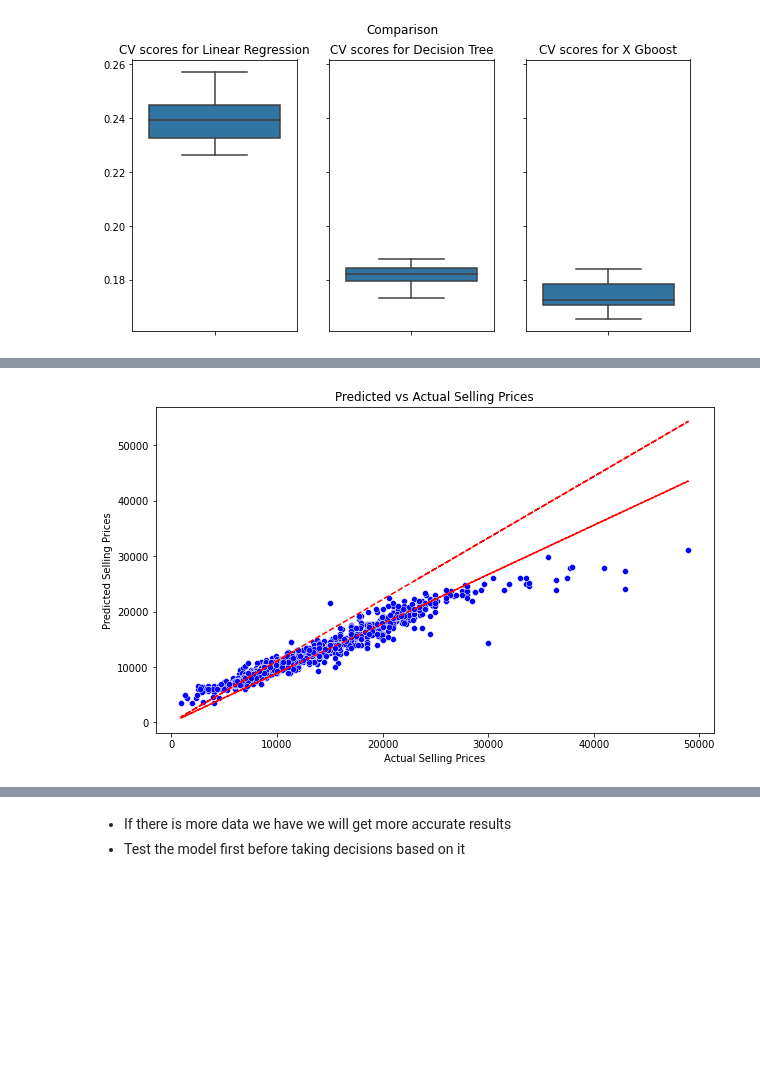
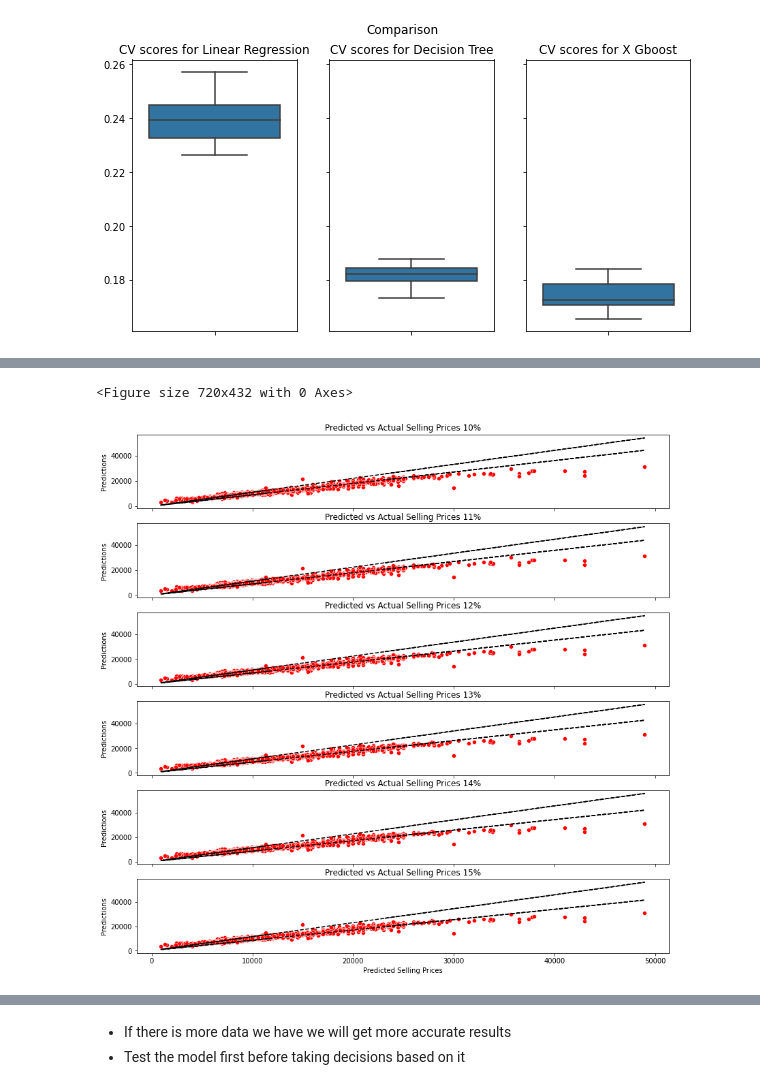
Before and after one commit to MahmoudAdel-hub/UK_Cars, a Jupyter notebook: Cars.ipynb, the cells around one changed output, grey strips where cells are left out. Cells and saved outputs as stored; diff of their text form; code cells hidden in the pictures; blank space fills up the shorter version.

```diff
--- a/Cars.ipynb
+++ b/Cars.ipynb
@@ -1391,4 +1391,10 @@ Predictions_x.columns=['Predictions']
 Predictions_x['Actual_Values'] = y_test.values
 # %%
 Predictions_x['10%'] = Predictions_x['Actual_Values'] * 0.10
+Predictions_x['11%'] = Predictions_x['Actual_Values'] * 0.11
+Predictions_x['12%'] = Predictions_x['Actual_Values'] * 0.12
+Predictions_x['13%'] = Predictions_x['Actual_Values'] * 0.13
+Predictions_x['14%'] = Predictions_x['Actual_Values'] * 0.14
+Predictions_x['15%'] = Predictions_x['Actual_Values'] * 0.15
+Predictions_x['20%'] = Predictions_x['Actual_Values'] * 0.20
 # %%
@@ -1397,20 +1421,73 @@ Predictions_x['Upper'] = Predictions_x['Actual_Values']+Predictions_x['10%']
 # %%
-Predictions_x['Condition'] = (Predictions_x['Predictions'] >= Predictions_x['Lower']) & (Predictions_x['Predictions'] <= Predictions_x['Upper'])
+Predictions_x['Condition_10'] = (Predictions_x['Predictions'] >= Predictions_x['Lower_10']) & (Predictions_x['Predictions'] <= Predictions_x['Upper_10'])
+Predictions_x['Condition_11'] = (Predictions_x['Predictions'] >= Predictions_x['Lower_11']) & (Predictions_x['Predictions'] <= Predictions_x['Upper_11'])
+Predictions_x['Condition_12'] = (Predictions_x['Predictions'] >= Predictions_x['Lower_12']) & (Predictions_x['Predictions'] <= Predictions_x['Upper_12'])
+Predictions_x['Condition_13'] = (Predictions_x['Predictions'] >= Predictions_x['Lower_13']) & (Predictions_x['Predictions'] <= Predictions_x['Upper_13'])
+Predictions_x['Condition_14'] = (Predictions_x['Predictions'] >= Predictions_x['Lower_14']) & (Predictions_x['Predictions'] <= Predictions_x['Upper_14'])
+Predictions_x['Condition_15'] = (Predictions_x['Predictions'] >= Predictions_x['Lower_15']) & (Predictions_x['Predictions'] <= Predictions_x['Upper_15'])
+Predictions_x['Condition_20'] = (Predictions_x['Predictions'] >= Predictions_x['Lower_20']) & (Predictions_x['Predictions'] <= Predictions_x['Upper_20'])
 # %%
 # create scatter plot of predicted vs actual selling prices
 plt.figure(figsize=(10, 6))
-sns.scatterplot(x='Actual_Values', y='Predictions', data=Predictions_x, color='blue')
+fig ,ax =plt.subplots(6,1,figsize=(14,14),sharex=True)
 
 # add line for 10% threshold
-plt.plot(Predictions_x['Actual_Values'], Predictions_x['Actual_Values']*1.11, color='red', linestyle='--')
-plt.plot(Predictions_x['Actual_Values'], Predictions_x['Actual_Values']*0.89, color='red', linestyle='--')
+sns.scatterplot(x='Actual_Values', y='Predictions', data=Predictions_x, color='red',ax=ax[0])
+ax[0].plot(Predictions_x['Actual_Values'], Predictions_x['Actual_Values']*1.1, color='black', linestyle='--',label='10%')
+ax[0].plot(Predictions_x['Actual_Values'], Predictions_x['Actual_Values']*0.9, color='black', linestyle='--',label='10%')
+# set labels and title
+ax[0].set_xlabel('Actual Selling Prices')
+ax[0].set_xlabel('Predicted Selling Prices')
+ax[0].set_title('Predicted vs Actual Selling Prices 10%')
 
+
+# add line for 11% threshold
+sns.scatterplot(x='Actual_Values', y='Predictions', data=Predictions_x, color='red',ax=ax[1])
+ax[1].plot(Predictions_x['Actual_Values'], Predictions_x['Actual_Values']*1.11, color='black', linestyle='--',label='11%')
+ax[1].plot(Predictions_x['Actual_Values'], Predictions_x['Actual_Values']*0.89, color='black', linestyle='--',label='11%')
 # set labels and title
-plt.xlabel('Actual Selling Prices')
-plt.ylabel('Predicted Selling Prices')
-plt.title('Predicted vs Actual Selling Prices')
+ax[1].set_xlabel('Actual Selling Prices')
+ax[1].set_xlabel('Predicted Selling Prices')
+ax[1].set_title('Predicted vs Actual Selling Prices 11%')
+
+# add line for 12% threshold
+sns.scatterplot(x='Actual_Values', y='Predictions', data=Predictions_x, color='red',ax=ax[2])
+ax[2].plot(Predictions_x['Actual_Values'], Predictions_x['Actual_Values']*1.12, color='black', linestyle='--',label='12%')
+ax[2].plot(Predictions_x['Actual_Values'], Predictions_x['Actual_Values']*0.88, color='black', linestyle='--',label='12%')
+# set labels and title
+ax[2].set_xlabel('Actual Selling Prices')
+ax[2].set_xlabel('Predicted Selling Prices')
+ax[2].set_title('Predicted vs Actual Selling Prices 12%')
+
+# add line for 13% threshold
+sns.scatterplot(x='Actual_Values', y='Predictions', data=Predictions_x, color='red',ax=ax[3])
+ax[3].plot(Predictions_x['Actual_Values'], Predictions_x['Actual_Values']*1.13, color='black', linestyle='--',label='13%')
+ax[3].plot(Predictions_x['Actual_Values'], Predictions_x['Actual_Values']*0.87, color='black', linestyle='--',label='13%')
+# set labels and title
+ax[3].set_xlabel('Actual Selling Prices')
+ax[3].set_xlabel('Predicted Selling Prices')
+ax[3].set_title('Predicted vs Actual Selling Prices 13%')
+
+# add line for 14% threshold
+sns.scatterplot(x='Actual_Values', y='Predictions', data=Predictions_x, color='red',ax=ax[4])
+ax[4].plot(Predictions_x['Actual_Values'], Predictions_x['Actual_Values']*1.14, color='black', linestyle='--',label='14%')
+ax[4].plot(Predictions_x['Actual_Values'], Predictions_x['Actual_Values']*0.86, color='black', linestyle='--',label='14%')
+# set labels and title
+ax[4].set_xlabel('Actual Selling Prices')
+ax[4].set_xlabel('Predicted Selling Prices')
+ax[4].set_title('Predicted vs Actual Selling Prices 14%')
+
+# add line for 15% threshold
+sns.scatterplot(x='Actual_Values', y='Predictions', data=Predictions_x, color='red',ax=ax[5])
+ax[5].plot(Predictions_x['Actual_Values'], Predictions_x['Actual_Values']*1.15, color='black', linestyle='--',label='15%')
+ax[5].plot(Predictions_x['Actual_Values'], Predictions_x['Actual_Values']*0.85, color='black', linestyle='--',label='15%')
+# set labels and title
+ax[5].set_xlabel('Actual Selling Prices')
+ax[5].set_xlabel('Predicted Selling Prices')
+ax[5].set_title('Predicted vs Actual Selling Prices 15%')
 
 # show plot
 plt.show()
 # %% [output]
+<Figure size 720x432 with 0 Axes>
-[figure, old version]
+[figure, new version]
```
Also changed, not shown: parts of 17 cells of this notebook.
